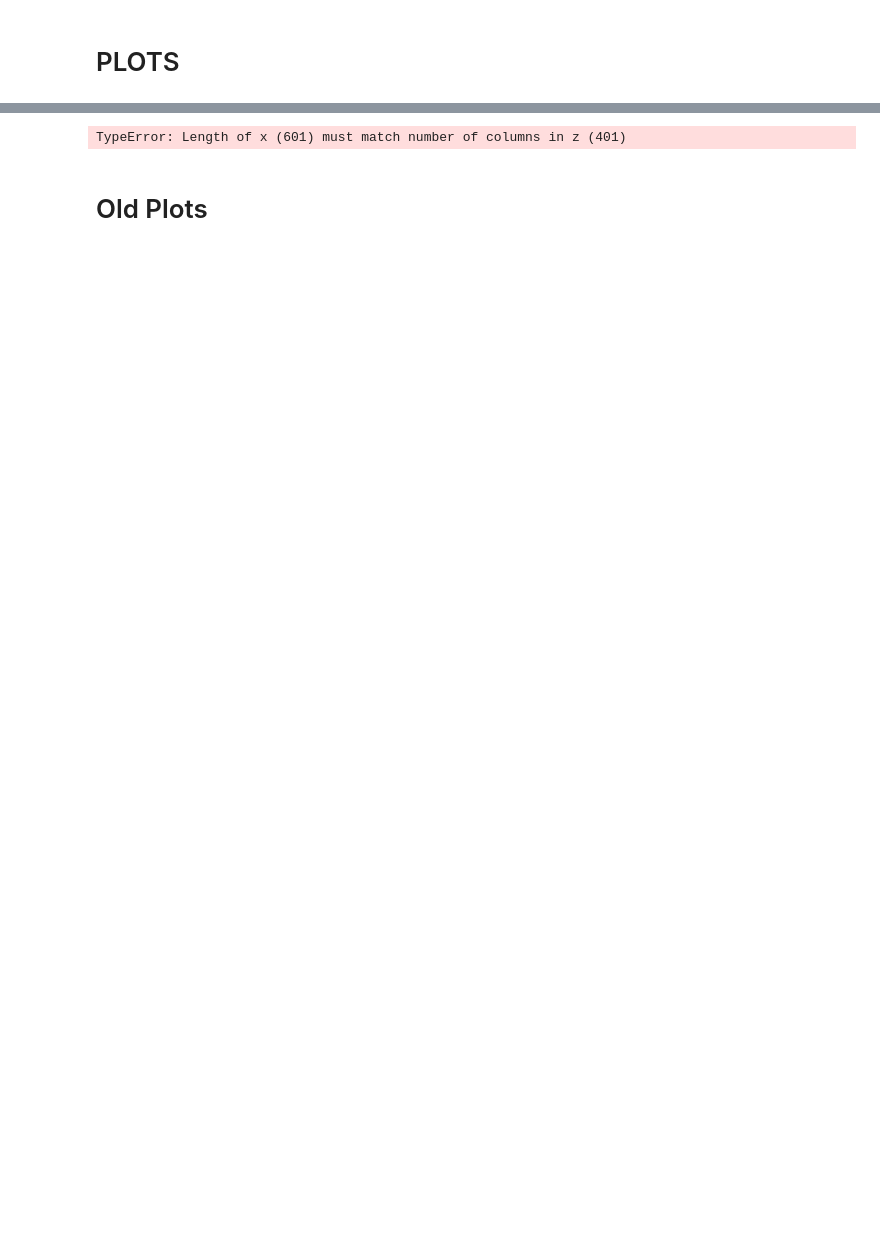
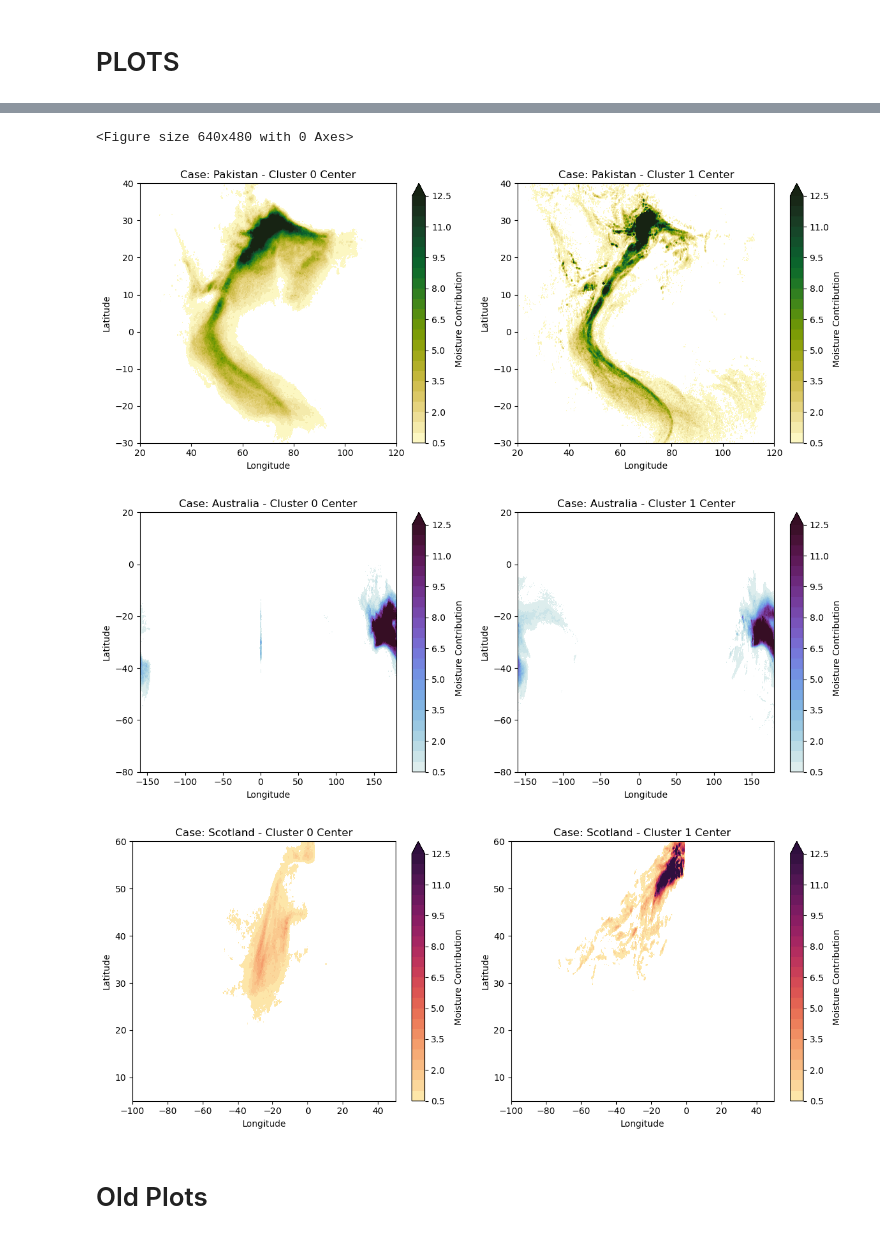
Before and after one commit to Moisture-tracking-community/INSPIRE, a Jupyter notebook: Figure8_Clustering.ipynb, the cells around one changed output, grey strips where cells are left out. Saved outputs shown, nothing was run; the diff lists cells and outputs as text; code cells hidden in the pictures; blank space fills up the shorter version.

```diff
--- a/Figure8_Clustering.ipynb
+++ b/Figure8_Clustering.ipynb
@@ -189,31 +323,42 @@ except Exception:
 # %%
 # Make a plot of the cluster centers for each case
 for case in cases:
+    if(case=="Pakistan"):
+        cmap = cm.speed
+    elif(case=="Australia"):
+        cmap = cm.dense
+    elif(case=="Scotland"):
+        cmap = cm.matter
+
     kmeans = kmeans_results[case]
     cluster_centers = kmeans_results[case+'_centers']
     plt.figure(figsize=(12, 5))
     for i in range(n_clusters):
         plt.subplot(1, n_clusters, i + 1)
         plt.contourf(
             kmeans_results[case+'_lon'],
             kmeans_results[case+'_lat'],
             cluster_centers[i, :, :],
-            levels=20,
-            cmap="viridis",
+            levels=np.linspace(0.5, 12.5, 25),
+            extend="max",
+            cmap=cmap,
         )
         plt.colorbar(label="Moisture Contribution")
         plt.title(f"Case: {case} - Cluster {i} Center")
         plt.xlabel("Longitude")
         plt.ylabel("Latitude")
     plt.tight_layout()
     # save figure to figures path if available
     try:
-        plt.savefig(figure_path + f'/cluster_centers_{case}.png', dpi=150, bbox_inches='tight')
+        plt.savefig(figure_path + f'/' + n_clusters + 'cluster_centers_{case}.png', dpi=150, bbox_inches='tight')
     except Exception:
         pass
     plt.show()
 # %% [output]
-TypeError: Length of x (601) must match number of columns in z (401)
+<Figure size 640x480 with 0 Axes>
+[figure, added]
+[figure, added]
+[figure, added]
 # %% [markdown]
 # Old Plots
 # %%
```
Also changed, not shown: parts of 8 cells of this notebook.
